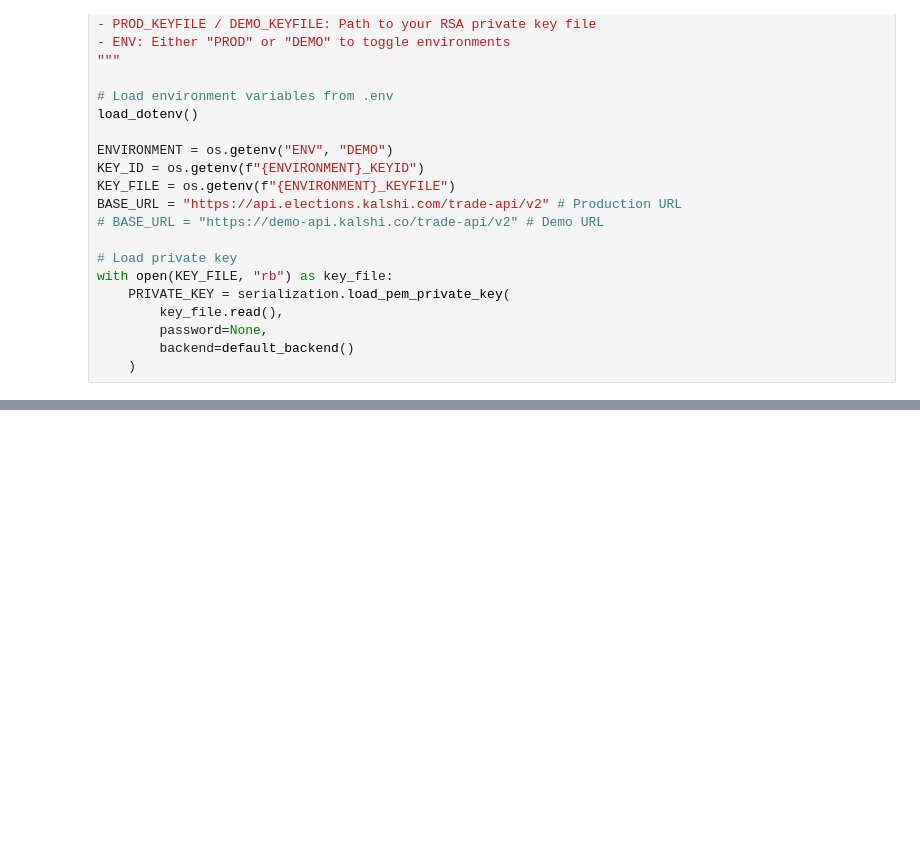
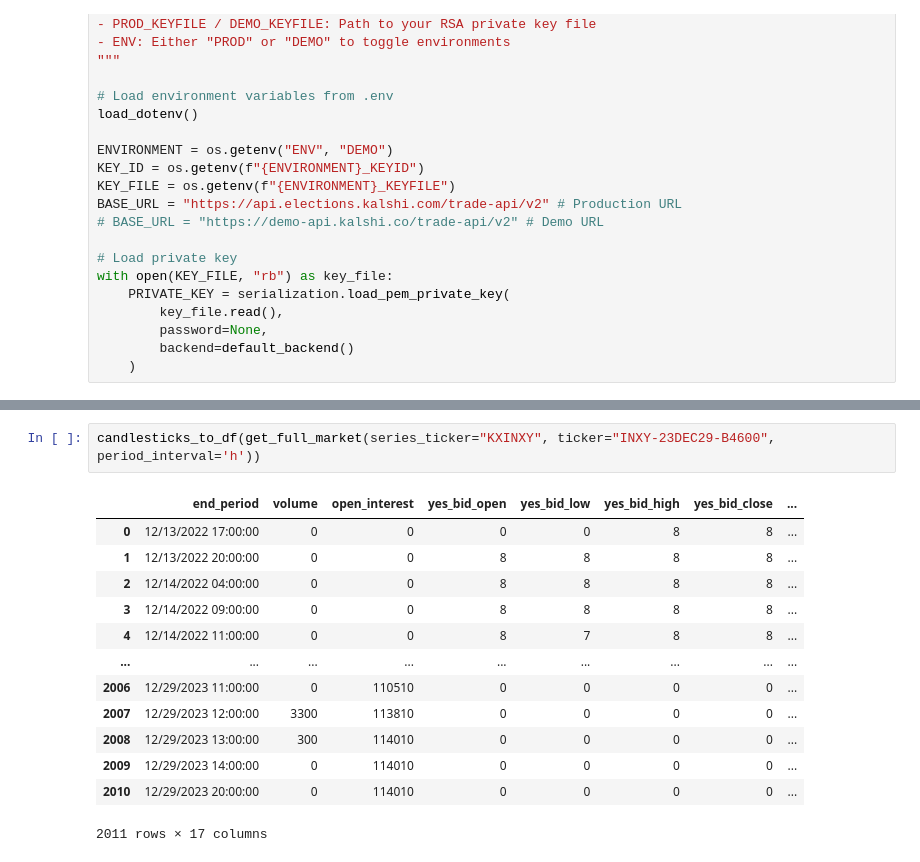
Before and after one commit to NiccoloComati/pjts, a Jupyter notebook: 10. Kalshi/main.ipynb, the cells around one changed output, grey strips where cells are left out. Saved outputs shown, nothing was run; the diff lists cells and outputs as text; blank space fills up the shorter version.

```diff
--- a/10. Kalshi/main.ipynb
+++ b/10. Kalshi/main.ipynb
@@ -705,0 +979,16 @@ markets_df
+# %%
+candlesticks_to_df(get_full_market(series_ticker="KXINXY", ticker="INXY-23DEC29-B4600", period_interval='h'))
+# %% [output]
+|  | end_period | volume | open_interest | yes_bid_open | yes_bid_low | yes_bid_high | yes_bid_close | ... |
+| 0 | 12/13/2022 17:00:00 | 0 | 0 | 0 | 0 | 8 | 8 | ... |
+| 1 | 12/13/2022 20:00:00 | 0 | 0 | 8 | 8 | 8 | 8 | ... |
+| 2 | 12/14/2022 04:00:00 | 0 | 0 | 8 | 8 | 8 | 8 | ... |
+| 3 | 12/14/2022 09:00:00 | 0 | 0 | 8 | 8 | 8 | 8 | ... |
+| 4 | 12/14/2022 11:00:00 | 0 | 0 | 8 | 7 | 8 | 8 | ... |
+| ... | ... | ... | ... | ... | ... | ... | ... | ... |
+| 2006 | 12/29/2023 11:00:00 | 0 | 110510 | 0 | 0 | 0 | 0 | ... |
+| 2007 | 12/29/2023 12:00:00 | 3300 | 113810 | 0 | 0 | 0 | 0 | ... |
+| 2008 | 12/29/2023 13:00:00 | 300 | 114010 | 0 | 0 | 0 | 0 | ... |
+| 2009 | 12/29/2023 14:00:00 | 0 | 114010 | 0 | 0 | 0 | 0 | ... |
+| 2010 | 12/29/2023 20:00:00 | 0 | 114010 | 0 | 0 | 0 | 0 | ... |
+2011 rows × 17 columns
```
Also changed, not shown: parts of 16 cells of this notebook.
